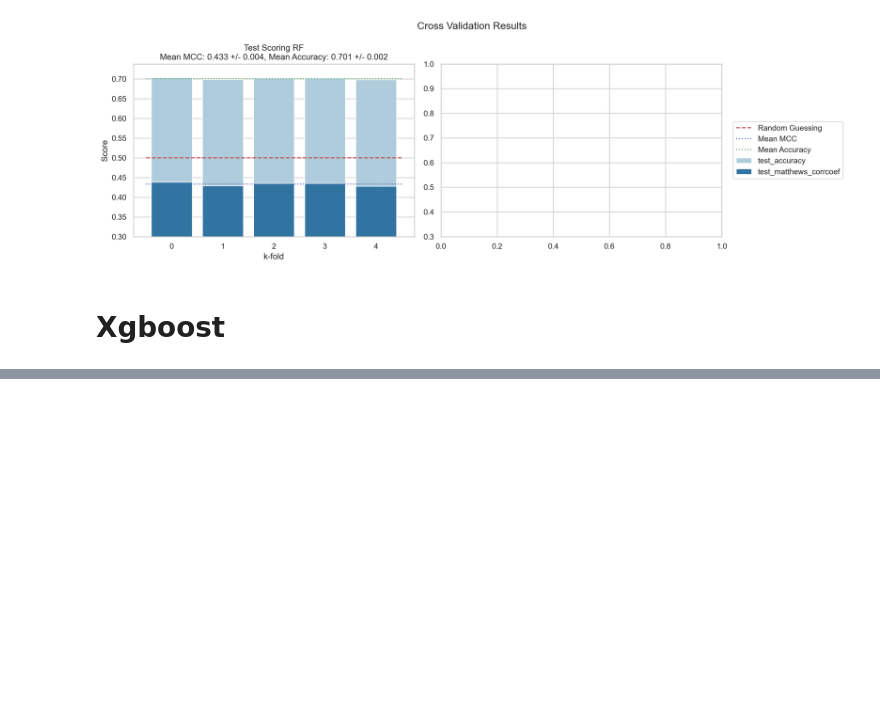
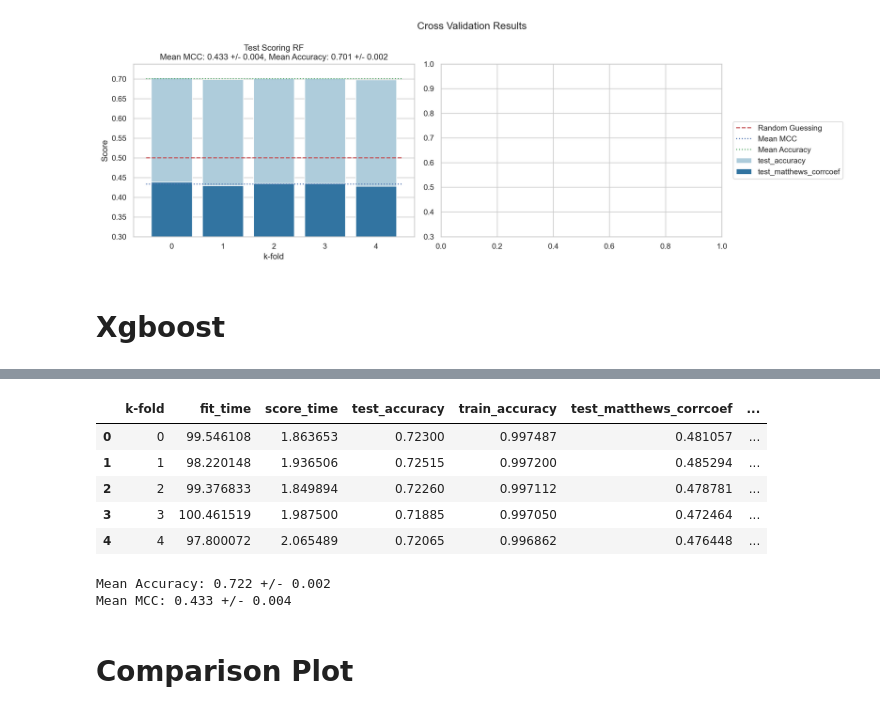
Before and after one commit to nina-prog/richters-predictor-modeling-earthquake-damage, a Jupyter notebook: notebooks/week04/week04-modelling-ensemble-alg.ipynb, the cells around one changed output, grey strips where cells are left out. Drawn from its saved outputs; the diff is of its cells as text; code cells hidden in the pictures; blank space fills up the shorter version.

```diff
--- a/notebooks/week04/week04-modelling-ensemble-alg.ipynb
+++ b/notebooks/week04/week04-modelling-ensemble-alg.ipynb
@@ -106,3 +103,27 @@ plt.show()
 [figure]
 # %% [markdown]
 # Xgboost
+# %%
+# Build Xgboost classifier
+xgb = XGBClassifier(n_estimators=100,
+                    max_depth=20,
+                    learning_rate=0.1,
+                    subsample=0.8,
+                    colsample_bytree=0.8,
+                    random_state=42,
+                    n_jobs=-1,
+                    verbosity=1)
+# %%
+# Label encode y_train for Xgboost (expects 0, 1, 2, not 1, 2, 3)
+encoder = LabelEncoder()
+y_train_encoded = encoder.fit_transform(y_train["damage_grade"].to_numpy())
+# %%
+# Perform cross validation
+cv_results_xgb = cross_validate(xgb,
+                                X_train,
+                                y_train_encoded,
+                                cv=5,
+                                scoring=("accuracy", "matthews_corrcoef"),
+                                return_train_score=True,
+                                n_jobs=-1,
+                                verbose=1)
@@ -108,0 +133,24 @@ plt.show()
+# %%
+# Display results
+cv_results_xgb = pd.DataFrame(cv_results_xgb).reset_index(names="k-fold")
+display(cv_results_xgb)
+
+# Calculate mean and standard deviation
+cv_acc_mean_xgb = cv_results_xgb["test_accuracy"].mean()
+cv_acc_std_xgb = cv_results_xgb["test_accuracy"].std()
+print(f"Mean Accuracy: {cv_acc_mean_xgb:.3f} +/- {cv_acc_std_xgb:.3f}")
+
+cv_mcc_mean_xgb = cv_results["test_matthews_corrcoef"].mean()
+cv_mcc_std_xgb = cv_results["test_matthews_corrcoef"].std()
+print(f"Mean MCC: {cv_mcc_mean_xgb:.3f} +/- {cv_mcc_std_xgb:.3f}")
+# %% [output]
+|  | k-fold | fit_time | score_time | test_accuracy | train_accuracy | test_matthews_corrcoef | ... |
+| 0 | 0 | 99.546108 | 1.863653 | 0.72300 | 0.997487 | 0.481057 | ... |
+| 1 | 1 | 98.220148 | 1.936506 | 0.72515 | 0.997200 | 0.485294 | ... |
+| 2 | 2 | 99.376833 | 1.849894 | 0.72260 | 0.997112 | 0.478781 | ... |
+| 3 | 3 | 100.461519 | 1.987500 | 0.71885 | 0.997050 | 0.472464 | ... |
+| 4 | 4 | 97.800072 | 2.065489 | 0.72065 | 0.996862 | 0.476448 | ... |
+Mean Accuracy: 0.722 +/- 0.002
+Mean MCC: 0.433 +/- 0.004
+# %% [markdown]
+# Comparison Plot
```
Also changed, not shown: parts of 6 cells of this notebook.
